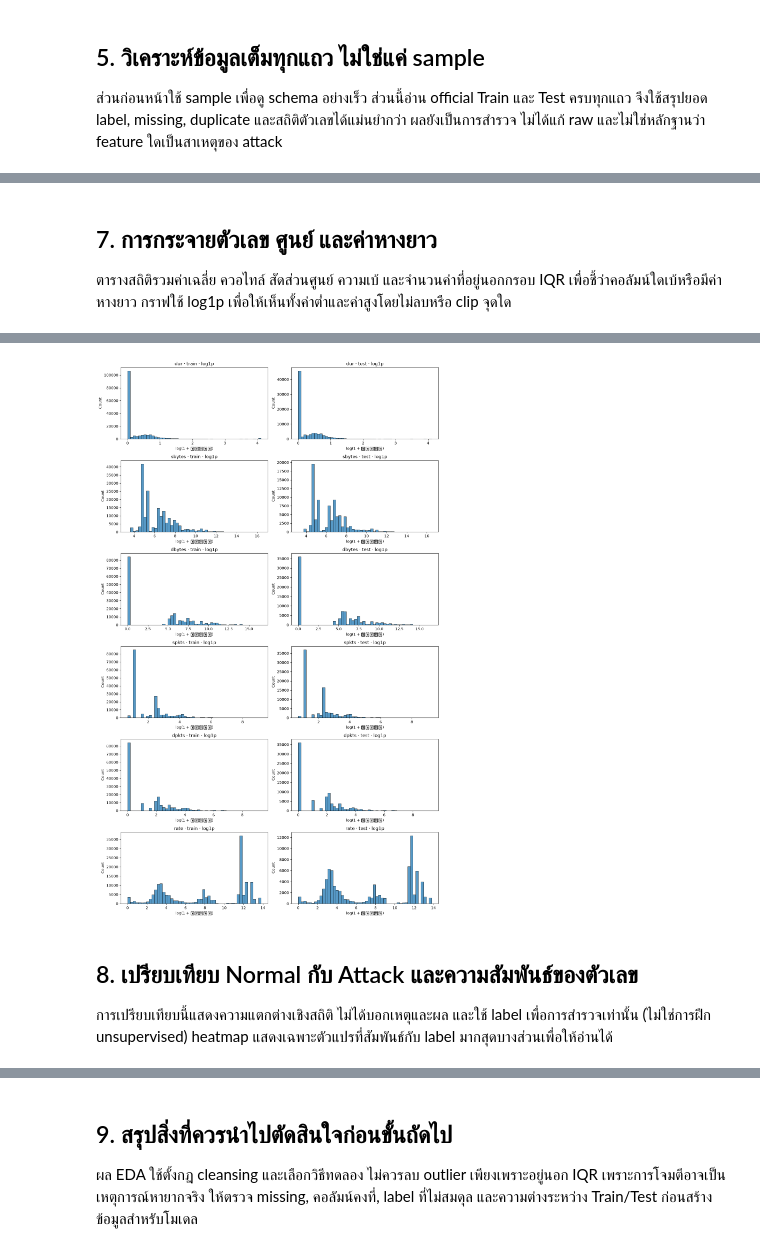
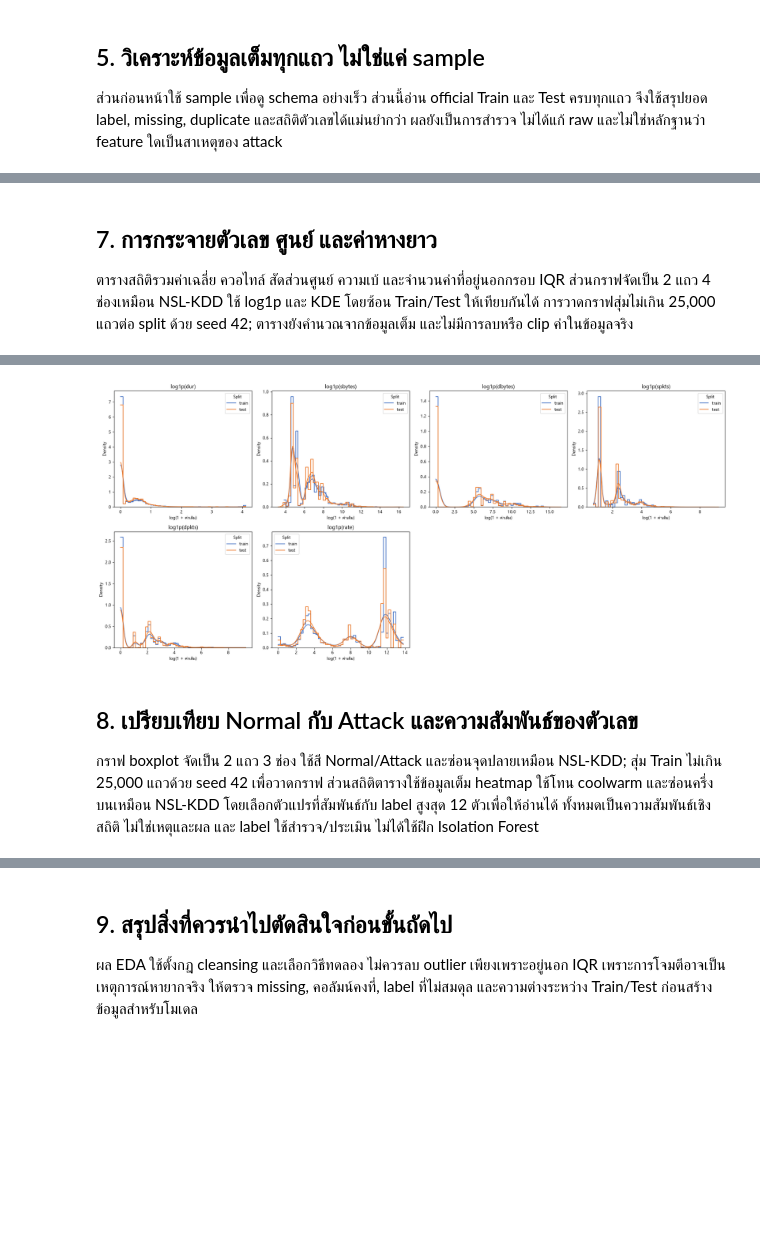
Before and after one commit to kokonj456-dotcom/CSI-ML-Network-Traffic-Detection, a Jupyter notebook: data-pipeline/UNSW-NB15/eda.ipynb, the cells around one changed output, grey strips where cells are left out. Drawn from its saved outputs; the diff is of its cells as text; code cells hidden in the pictures; blank space fills up the shorter version.

```diff
--- a/data-pipeline/UNSW-NB15/eda.ipynb
+++ b/data-pipeline/UNSW-NB15/eda.ipynb
@@ -156,6 +156,17 @@ for report_path in (schema_path, comparison_path, labels_path):
 import numpy as np
 import matplotlib.pyplot as plt
 import seaborn as sns
+from matplotlib import font_manager
+
+# เลือกฟอนต์ที่มีอักษรไทยจากฟอนต์ที่ติดตั้งในเครื่อง ป้องกันข้อความบนกราฟกลายเป็นสี่เหลี่ยมหรือหายไป
+thai_font_candidates = ['Leelawadee UI', 'Leelawadee', 'Tahoma', 'TH Sarabun New', 'Noto Sans Thai']
+available_font_names = {font.name for font in font_manager.fontManager.ttflist}
+thai_font = next((name for name in thai_font_candidates if name in available_font_names), None)
+if thai_font is None:
+    raise RuntimeError('ไม่พบฟอนต์ภาษาไทย กรุณาติดตั้ง Tahoma, Leelawadee UI หรือ TH Sarabun New แล้วรันเซลล์นี้ใหม่')
+plt.rcParams['font.family'] = thai_font
+plt.rcParams['axes.unicode_minus'] = False
+print(f'ฟอนต์ภาษาไทยสำหรับกราฟ: {thai_font}')
 
 eda_frames = {}
 overview_rows, schema_full_rows, label_full_rows = [], [], []
@@ -265,7 +314,7 @@ display(pd.DataFrame(binary_rows))
 # %% [markdown]
 ## 7. การกระจายตัวเลข ศูนย์ และค่าหางยาว
 
-ตารางสถิติรวมค่าเฉลี่ย ควอไทล์ สัดส่วนศูนย์ ความเบ้ และจำนวนค่าที่อยู่นอกกรอบ IQR เพื่อชี้ว่าคอลัมน์ใดเบ้หรือมีค่าหางยาว กราฟใช้ log1p เพื่อให้เห็นทั้งค่าต่ำและค่าสูงโดยไม่ลบหรือ clip จุดใด
+ตารางสถิติรวมค่าเฉลี่ย ควอไทล์ สัดส่วนศูนย์ ความเบ้ และจำนวนค่าที่อยู่นอกกรอบ IQR ส่วนกราฟจัดเป็น 2 แถว 4 ช่องเหมือน NSL-KDD ใช้ log1p และ KDE โดยซ้อน Train/Test ให้เทียบกันได้ การวาดกราฟสุ่มไม่เกิน 25,000 แถวต่อ split ด้วย seed 42; ตารางยังคำนวณจากข้อมูลเต็ม และไม่มีการลบหรือ clip ค่าในข้อมูลจริง
 # %%
 numeric_rows = []
 for split_name, frame in eda_frames.items():
@@ -284,46 +333,54 @@ for split_name, frame in eda_frames.items():
             'zero_percent': 100 * values.eq(0).mean(), 'skew': values.skew(),
             'iqr_outlier_rows': outlier_count,
             'iqr_outlier_percent': 100 * outlier_count / len(values),
         })
 numeric_full_summary = pd.DataFrame(numeric_rows)
 display(numeric_full_summary.sort_values(['split', 'iqr_outlier_percent'],
                                          ascending=[True, False]).head(40))
 
 plot_columns = [column for column in ['dur', 'sbytes', 'dbytes', 'spkts', 'dpkts', 'rate']
                 if all(column in frame.columns for frame in eda_frames.values())]
-fig, axes = plt.subplots(len(plot_columns), 2, figsize=(13, 3.5 * len(plot_columns)))
-axes = np.atleast_2d(axes)
-for row_index, column in enumerate(plot_columns):
-    for col_index, (split_name, frame) in enumerate(eda_frames.items()):
-        values = pd.to_numeric(frame[column], errors='coerce').dropna().clip(lower=0)
-        sns.histplot(np.log1p(values), bins=50, ax=axes[row_index, col_index])
-        axes[row_index, col_index].set_title(f'{column} · {split_name} · log1p')
-        axes[row_index, col_index].set_xlabel('log(1 + ค่าเดิม)')
+plot_frames = {name: frame.sample(n=min(25_000, len(frame)), random_state=42)
+               for name, frame in eda_frames.items()}
+fig, axes = plt.subplots(2, 4, figsize=(20, 9))
+for ax, column in zip(axes.flat, plot_columns):
+    for split_name in split_order:
+        values = pd.to_numeric(plot_frames[split_name][column], errors='coerce')
+        values = values.dropna().clip(lower=0)
+        sns.histplot(np.log1p(values), bins=50, kde=True, stat='density',
+                    element='step', fill=False, common_norm=False,
+                    color=split_palette[split_name], label=split_name, ax=ax)
+    ax.set_title(f'log1p({column})')
+    ax.set_xlabel('log(1 + ค่าเดิม)')
+    ax.set_ylabel('Density')
+    ax.legend(title='Split')
+for ax in axes.flat[len(plot_columns):]:
+    ax.axis('off')
 plt.tight_layout()
 plt.show()
 # %% [output]
 |  | split | feature | count | mean | median | std | min | q1 | q3 | max | ... |
 | 51 | test | dload | 82332 | 6.305470e+05 | 2.112951e+03 | 2.393001e+06 | 0.0 | 0.000000 | 1.585808e+04 | 2.082111e+07 | ... |
 | 74 | test | ct_dst_src_ltm | 82332 | 7.456360e+00 | 3.000000e+00 | 1.141519e+01 | 1.0 | 1.000000 | 6.000000e+00 | 6.300000e+01 | ... |
 | 46 | test | dbytes | 82332 | 1.323379e+04 | 1.780000e+02 | 1.514715e+05 | 0.0 | 0.000000 | 9.560000e+02 | 1.465753e+07 | ... |
 | 65 | test | smean | 82332 | 1.395286e+02 | 6.500000e+01 | 2.084721e+02 | 24.0 | 57.000000 | 1.000000e+02 | 1.504000e+03 | ... |
 | 72 | test | ct_src_dport_ltm | 82332 | 4.928898e+00 | 1.000000e+00 | 8.389545e+00 | 1.0 | 1.000000 | 4.000000e+00 | 5.900000e+01 | ... |
 | 53 | test | dloss | 82332 | 6.308556e+00 | 0.000000e+00 | 5.570802e+01 | 0.0 | 0.000000 | 2.000000e+00 | 5.507000e+03 | ... |
 | 73 | test | ct_dst_sport_ltm | 82332 | 3.663011e+00 | 1.000000e+00 | 5.915386e+00 | 1.0 | 1.000000 | 3.000000e+00 | 3.800000e+01 | ... |
 | 71 | test | ct_dst_ltm | 82332 | 5.744923e+00 | 2.000000e+00 | 8.418112e+00 | 1.0 | 1.000000 | 6.000000e+00 | 5.900000e+01 | ... |
 | 43 | test | spkts | 82332 | 1.866647e+01 | 6.000000e+00 | 1.339164e+02 | 1.0 | 2.000000 | 1.200000e+01 | 1.064600e+04 | ... |
 | 69 | test | ct_srv_src | 82332 | 9.546604e+00 | 5.000000e+00 | 1.109029e+01 | 1.0 | 2.000000 | 1.100000e+01 | 6.300000e+01 | ... |
 | ... | ... | ... | ... | ... | ... | ... | ... | ... | ... | ... | ... |
 | 49 | test | dttl | 82332 | 9.571300e+01 | 2.900000e+01 | 1.166677e+02 | 0.0 | 0.000000 | 2.520000e+02 | 2.530000e+02 | ... |
 | 58 | test | swin | 82332 | 1.334591e+02 | 2.550000e+02 | 1.273570e+02 | 0.0 | 0.000000 | 2.550000e+02 | 2.550000e+02 | ... |
 | 59 | test | stcpb | 82332 | 1.084642e+09 | 2.788886e+07 | 1.390860e+09 | 0.0 | 0.000000 | 2.171310e+09 | 4.294950e+09 | ... |
 | 60 | test | dtcpb | 82332 | 1.073465e+09 | 2.856975e+07 | 1.381996e+09 | 0.0 | 0.000000 | 2.144205e+09 | 4.294881e+09 | ... |
 | 61 | test | dwin | 82332 | 1.282866e+02 | 2.550000e+02 | 1.274914e+02 | 0.0 | 0.000000 | 2.550000e+02 | 2.550000e+02 | ... |
-[figure, old version]
+[figure, new version]
 # %% [markdown]
 ## 8. เปรียบเทียบ Normal กับ Attack และความสัมพันธ์ของตัวเลข
 
-การเปรียบเทียบนี้แสดงความแตกต่างเชิงสถิติ ไม่ได้บอกเหตุและผล และใช้ label เพื่อการสำรวจเท่านั้น (ไม่ใช่การฝึก unsupervised) heatmap แสดงเฉพาะตัวแปรที่สัมพันธ์กับ label มากสุดบางส่วนเพื่อให้อ่านได้
+กราฟ boxplot จัดเป็น 2 แถว 3 ช่อง ใช้สี Normal/Attack และซ่อนจุดปลายเหมือน NSL-KDD; สุ่ม Train ไม่เกิน 25,000 แถวด้วย seed 42 เพื่อวาดกราฟ ส่วนสถิติตารางใช้ข้อมูลเต็ม heatmap ใช้โทน coolwarm และซ่อนครึ่งบนเหมือน NSL-KDD โดยเลือกตัวแปรที่สัมพันธ์กับ label สูงสุด 12 ตัวเพื่อให้อ่านได้ ทั้งหมดเป็นความสัมพันธ์เชิงสถิติ ไม่ใช่เหตุและผล และ label ใช้สำรวจ/ประเมิน ไม่ได้ใช้ฝึก Isolation Forest
 # %%
 comparison_rows = []
 for split_name, frame in eda_frames.items():
```
Also changed, not shown: parts of 4 cells of this notebook, 7 other files.
